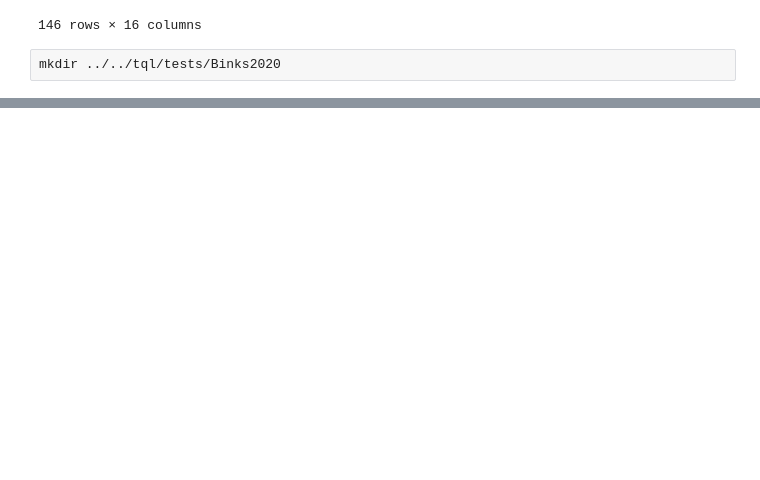
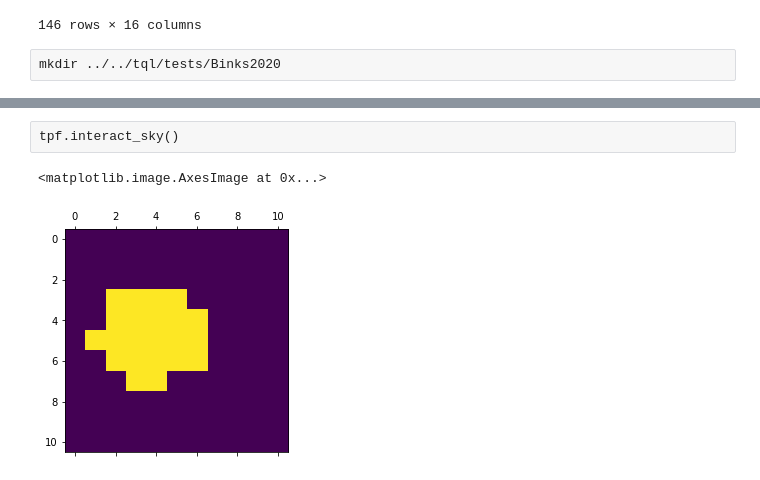
Before and after one commit to jpdeleon/chronos, a Jupyter notebook: notebooks/Binks2020.ipynb, the cells around one changed output, grey strips where cells are left out. Cells and saved outputs as stored; diff of their text form; code cells hidden in the pictures; blank space fills up the shorter version.

```diff
--- a/notebooks/Binks2020.ipynb
+++ b/notebooks/Binks2020.ipynb
@@ -46,0 +65,3 @@ df['SimbadName'].to_csv("../../tql/tests/Binks2020/binks2020.txt",
+# %%
+r = lk.search_targetpixelfile("TIC 21413209") #clear rotation,
+r
@@ -46,0 +74,10 @@ df['SimbadName'].to_csv("../../tql/tests/Binks2020/binks2020.txt",
+# %%
+tpf = r[0].download()
+# %% [raw]
+tpf.interact_sky()
+# %%
+import matplotlib.pyplot as pl
+pl.matshow(tpf.pipeline_mask)
+# %% [output]
+<matplotlib.image.AxesImage at 0x...>
+[figure, added]
```
Also changed, not shown: parts of 10 cells of this notebook, 11 other files.
